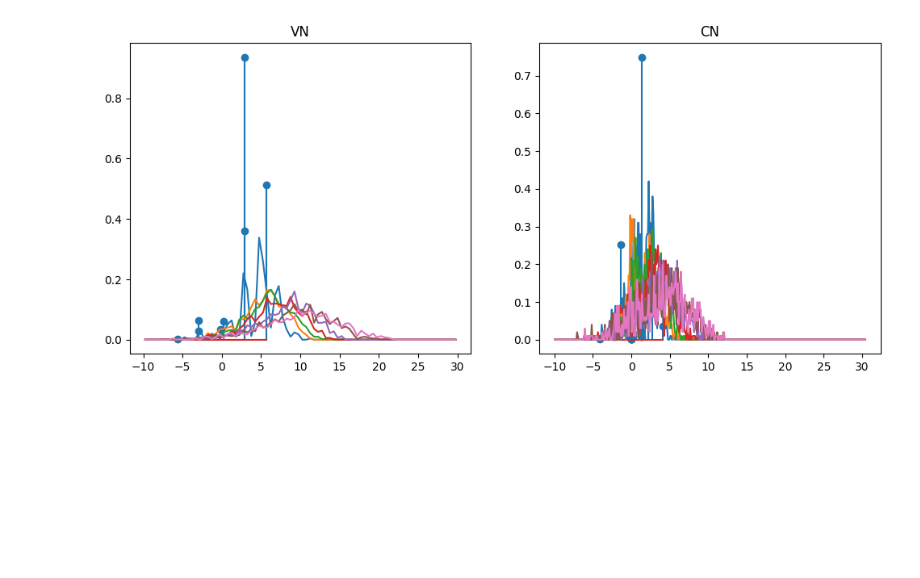
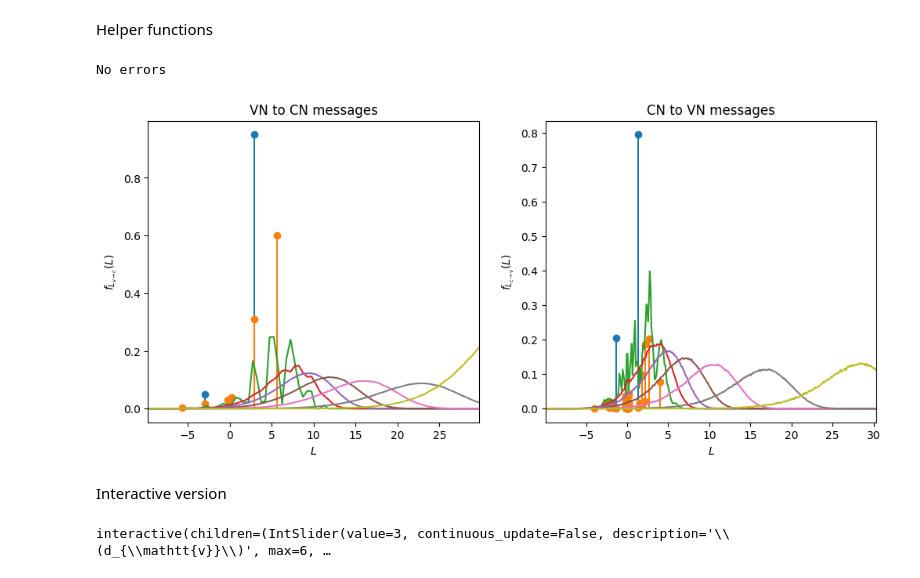
Before and after one commit to kit-cel/lecture-examples, a Jupyter notebook: ccgbc/ch4_LDPC_Analysis/PDF_Evolution_MonteCarlo_BSC.ipynb, the cells around one changed output. Cells and saved outputs as stored; diff of their text form; code cells hidden in the pictures; blank space fills up the shorter version.

Commit message:
Added interactive version for the BSC case and updated the phi function

```diff
--- a/ccgbc/ch4_LDPC_Analysis/PDF_Evolution_MonteCarlo_BSC.ipynb
+++ b/ccgbc/ch4_LDPC_Analysis/PDF_Evolution_MonteCarlo_BSC.ipynb
@@ -5,4 +15,6 @@ import matplotlib.pyplot as plt
 rng = np.random.default_rng()
+# %% [markdown]
+Helper functions
 # %%
 def sign_corr(x):
     s = np.sign(x)
@@ -11,24 +23,25 @@ def sign_corr(x):
 
 #INF_CONDITION = [0, 692];
 def phi(x):
-    y = np.where(x > 1e-300, np.log(1 / np.tanh(x / 2)), 692)
-    return y
+    x = np.asarray(x)
+    x = np.maximum(x, 1e-30)   # clip safely
+    return -np.log(np.tanh(x / 2))
 # %%
 # density evolution of a simple regular LDPC code with the particle method
 # (population dynamics)
-def PDF_Evolution_MonteCarlo_BSC():
-    dv = 3
-    dc = 6
-    delta = 0.05
+def PDF_Evolution_MonteCarlo_BSC(dv, dc, delta, iterations):
+    #dv = 3
+    #dc = 6
+    #delta = 0.05
 
     # number of decoding iterations
-    iterations = 10
+    #iterations = 10
 
     # slows down quite a lot! Use with care and only for debugging
     display_histogram = True
 
     # population size
-    N = 1000 #1000000
+    N = 1000000
 
     # all-zero codeword (+1) with errors
     z = 1 - 2 * (np.random.rand(N) < delta)
@@ -42,6 +55,8 @@ def PDF_Evolution_MonteCarlo_BSC():
     VXh = []
     CNh = []
     CXh = []
+
+    colors = plt.rcParams['axes.prop_cycle'].by_key()['color']
 
     for i in tqdm(range(iterations)):
         # compute VN to CN messages
@@ -62,7 +77,6 @@ def PDF_Evolution_MonteCarlo_BSC():
                 H, edges = np.histogram(VN_messages, bins=bins, density=True)
                 VNh.append(H) # store count of bins
                 VXh.append(0.5 * (edges[:-1] + edges[1:])) # calculate bin centers
-                plt.show()
 
         if (not display_histogram) and (np.all(VN_messages > 0)):
             # no more errors, abort
@@ -84,7 +98,6 @@ def PDF_Evolution_MonteCarlo_BSC():
                 H, edges = np.histogram(CN_messages, bins=bins, density=True)
                 CNh.append(H) # store count of bins
                 CXh.append(0.5 * (edges[:-1] + edges[1:])) # calculate bin centers
-                plt.show()
 
         if np.all(VN_messages > 0):
             # no more errors, abort
@@ -96,24 +109,35 @@ def PDF_Evolution_MonteCarlo_BSC():
 
         plt.subplot(1, 2, 1)
         for k in range(i):
+            color = colors[k % len(colors)]
             if k <= 1:
-                plt.stem(VXh[k], VNh[k])
+                plt.stem(VXh[k], VNh[k], linefmt=color, markerfmt='o', basefmt=color)
             else:
-                plt.plot(VXh[k], VNh[k])
-        plt.title("VN")
+                plt.plot(VXh[k], VNh[k], color=color)
+        plt.title("VN to CN messages")
+        plt.margins(x=0)
+        plt.xlabel('$L$')
+        plt.ylabel(r'$f_{L_{v \to c}}(L)$')
         #plt.grid()
 
         plt.subplot(1,2,2)
         for k in range(i):
+            color = colors[k % len(colors)]
             if k <= 1:
-                plt.stem(CXh[k], CNh[k])
+                plt.stem(CXh[k], CNh[k],  linefmt=color, markerfmt='o', basefmt=color)
             else:
-                plt.plot(CXh[k], CNh[k])
-        plt.title("CN")
+                plt.plot(CXh[k], CNh[k], color=color)
+        plt.title("CN to VN messages")
+        plt.margins(x=0)
+        plt.xlabel('$L$')
+        plt.ylabel(r'$f_{L_{c \to v}}(L)$')
         #plt.grid()
 
         plt.show()
 # %%
-PDF_Evolution_MonteCarlo_BSC()
+PDF_Evolution_MonteCarlo_BSC(dv=3, dc=6, delta=0.05, iterations=10)
 # %% [output]
+No errors
-[figure, old version]
+[figure, new version]
+# %% [markdown]
+Interactive version
@@ -119,0 +230,11 @@ PDF_Evolution_MonteCarlo_BSC()
+# %%
+interactive_plot = interactive(PDF_Evolution_MonteCarlo_BSC_singleiteration, \
+                               dv = widgets.IntSlider(min=2, max=6, step=1, value=3, continuous_update=False, description=r'\(d_{\mathtt{v}}\)'), \
+                               dc = widgets.IntSlider(min=2, max=15, step=1, value=6, continuous_update=False, description=r'\(d_{\mathtt{c}}\)'), \
+                               delta = widgets.FloatSlider(min=0, max=0.2, step=0.01, value=0.05, continuous_update=False, description=r'\(\delta\)'), \
+                               iteration = widgets.IntSlider(min=1, max=15, step=1, value=5, continuous_update=False, description='Iteration'))
+output = interactive_plot.children[-1]
+output.layout.height = '500px'
+interactive_plot
+# %% [output]
+interactive(children=(IntSlider(value=3, continuous_update=False, description='\\(d_{\\mathtt{v}}\\)', max=6, …
```
Also changed, not shown: parts of 3 cells of this notebook, 1 other file.
